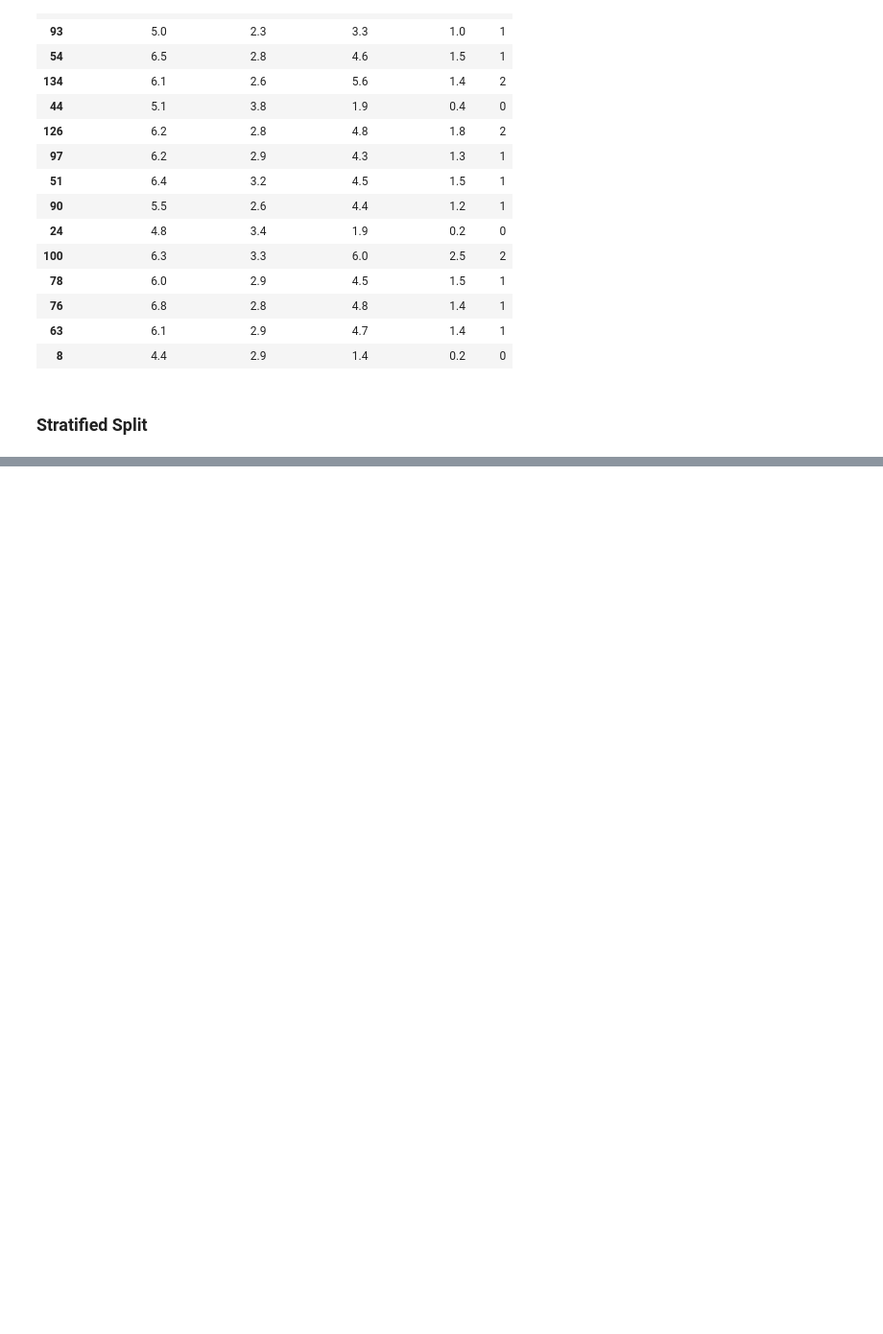
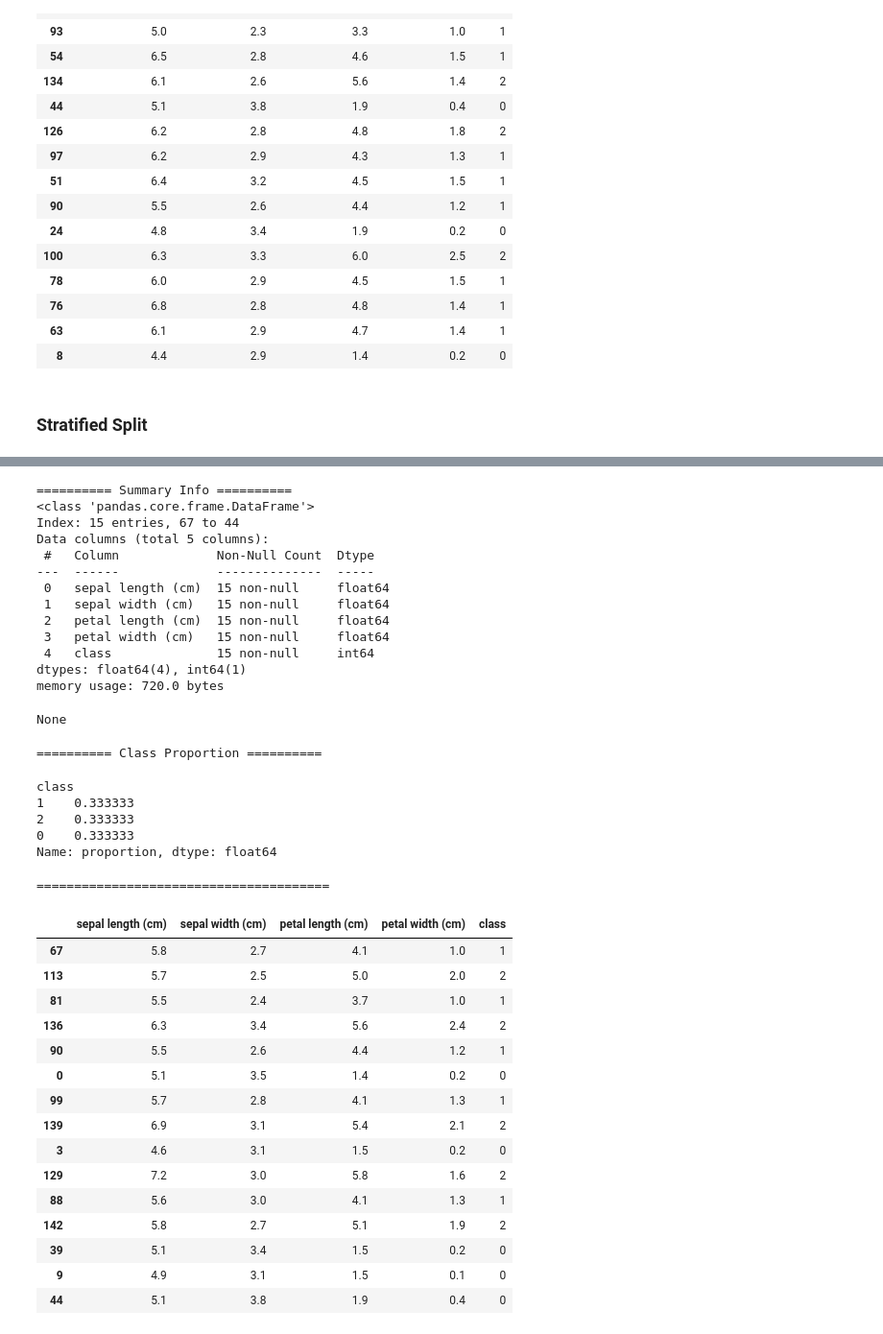
Before and after one commit to joakor89/Hyperparameter-Tuning-with-Python, a Jupyter notebook: chap_01/01_EMLM.ipynb, the cells around one changed output, grey strips where cells are left out. Shown at 96% size. Drawn from its saved outputs; the diff is of its cells as text; code cells hidden in the pictures; blank space fills up the shorter version.

Commit message:
Stratified split

```diff
--- a/chap_01/01_EMLM.ipynb
+++ b/chap_01/01_EMLM.ipynb
@@ -207,3 +207,7 @@ Name: proportion, dtype: float64
 | 8 | 4.4 | 2.9 | 1.4 | 0.2 | 0 |
 # %% [markdown]
 ### Stratified Split
+# %%
+df_train, df_unseen = train_test_split(df, test_size=0.2, random_state=0, stratify=df['class'])
+
+df_val, df_test = train_test_split(df_unseen, test_size=0.5, random_state=0, stratify=df_unseen['class'])
@@ -209,0 +251,40 @@ Name: proportion, dtype: float64
+# %%
+get_data_summary(df_val)
+# %% [output]
+========== Summary Info ==========
+<class 'pandas.core.frame.DataFrame'>
+Index: 15 entries, 67 to 44
+Data columns (total 5 columns):
+ #   Column             Non-Null Count  Dtype
+---  ------             --------------  -----
+ 0   sepal length (cm)  15 non-null     float64
+ 1   sepal width (cm)   15 non-null     float64
+ 2   petal length (cm)  15 non-null     float64
+ 3   petal width (cm)   15 non-null     float64
+ 4   class              15 non-null     int64
+dtypes: float64(4), int64(1)
+memory usage: 720.0 bytes
+None
+========== Class Proportion ==========
+class
+1    0.333333
+2    0.333333
+0    0.333333
+Name: proportion, dtype: float64
+=======================================
+|  | sepal length (cm) | sepal width (cm) | petal length (cm) | petal width (cm) | class |
+| 67 | 5.8 | 2.7 | 4.1 | 1.0 | 1 |
+| 113 | 5.7 | 2.5 | 5.0 | 2.0 | 2 |
+| 81 | 5.5 | 2.4 | 3.7 | 1.0 | 1 |
+| 136 | 6.3 | 3.4 | 5.6 | 2.4 | 2 |
+| 90 | 5.5 | 2.6 | 4.4 | 1.2 | 1 |
+| 0 | 5.1 | 3.5 | 1.4 | 0.2 | 0 |
+| 99 | 5.7 | 2.8 | 4.1 | 1.3 | 1 |
+| 139 | 6.9 | 3.1 | 5.4 | 2.1 | 2 |
+| 3 | 4.6 | 3.1 | 1.5 | 0.2 | 0 |
+| 129 | 7.2 | 3.0 | 5.8 | 1.6 | 2 |
+| 88 | 5.6 | 3.0 | 4.1 | 1.3 | 1 |
+| 142 | 5.8 | 2.7 | 5.1 | 1.9 | 2 |
+| 39 | 5.1 | 3.4 | 1.5 | 0.2 | 0 |
+| 9 | 4.9 | 3.1 | 1.5 | 0.1 | 0 |
+| 44 | 5.1 | 3.8 | 1.9 | 0.4 | 0 |
```
Also changed, not shown: parts of 3 cells of this notebook.
